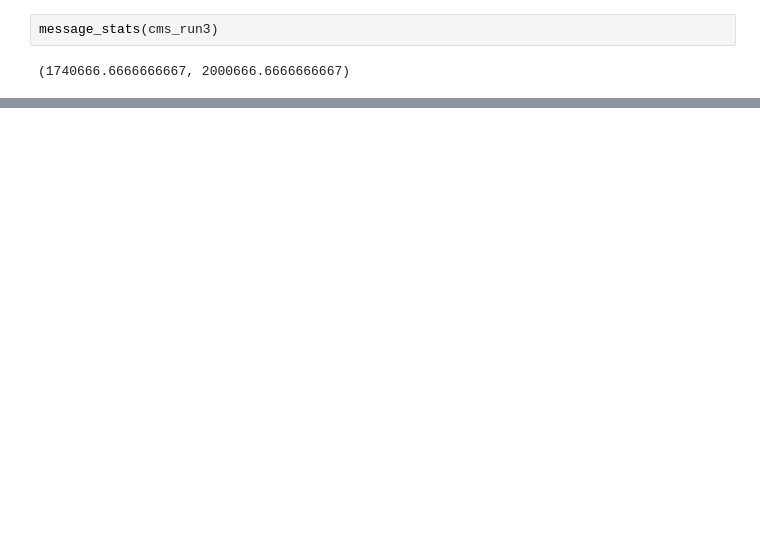
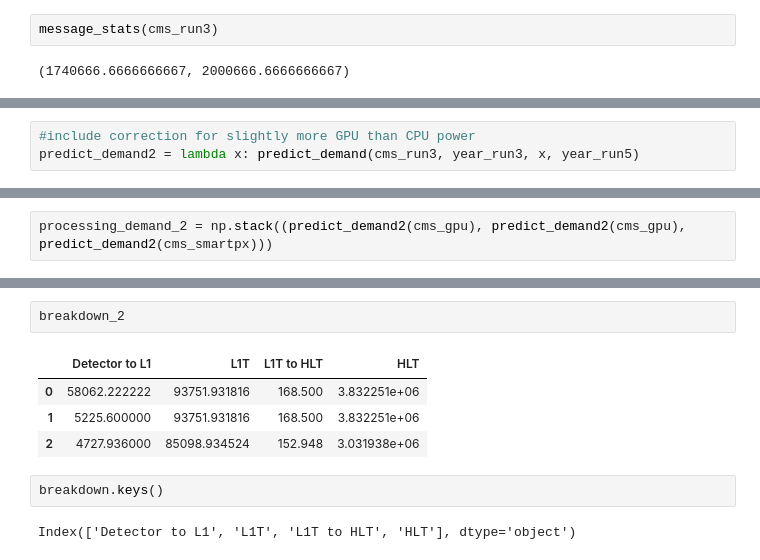
Before and after one commit to wilkieolin/system_flow, a Jupyter notebook: cms.ipynb, the cells around one changed output, grey strips where cells are left out. Drawn from its saved outputs; the diff is of its cells as text; blank space fills up the shorter version.

```diff
--- a/cms.ipynb
+++ b/cms.ipynb
@@ -241,0 +214,3 @@ array([ 2074606.37160883,  8282985.92858345,  8431183.60029054,
+# %%
+#include correction for slightly more GPU than CPU power
+predict_demand2 = lambda x: predict_demand(cms_run3, year_run3, x, year_run5)
@@ -241,0 +221,2 @@ array([ 2074606.37160883,  8282985.92858345,  8431183.60029054,
+# %%
+processing_demand_2 = np.stack((predict_demand2(cms_gpu), predict_demand2(cms_gpu), predict_demand2(cms_smartpx)))
@@ -241,0 +262,11 @@ array([ 2074606.37160883,  8282985.92858345,  8431183.60029054,
+# %%
+breakdown_2
+# %% [output]
+|  | Detector to L1 | L1T | L1T to HLT | HLT |
+| 0 | 58062.222222 | 93751.931816 | 168.500 | 3.832251e+06 |
+| 1 | 5225.600000 | 93751.931816 | 168.500 | 3.832251e+06 |
+| 2 | 4727.936000 | 85098.934524 | 152.948 | 3.031938e+06 |
+# %%
+breakdown.keys()
+# %% [output]
+Index(['Detector to L1', 'L1T', 'L1T to HLT', 'HLT'], dtype='object')
```
Also changed, not shown: parts of 87 cells of this notebook, 10 other files.
